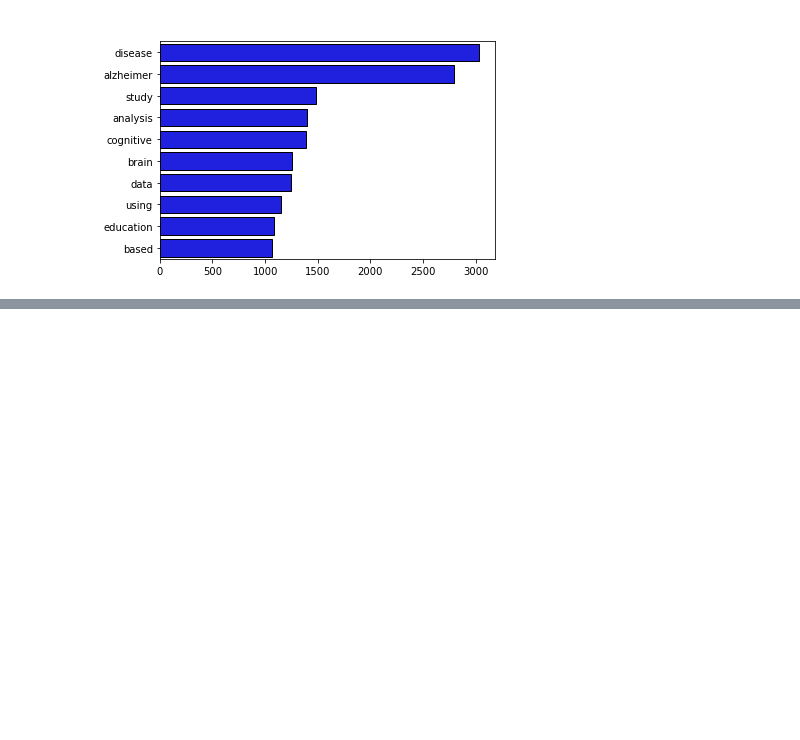
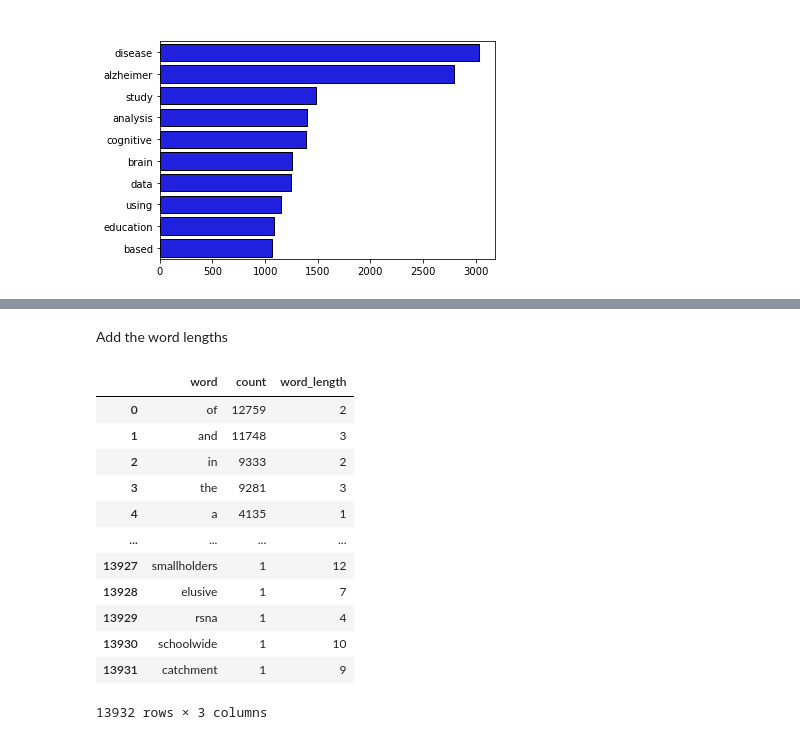
Before and after one commit to ghPRao/NLP_article_reference, a Jupyter notebook: notebooks/eda.ipynb, the cells around one changed output, grey strips where cells are left out. Saved outputs shown, nothing was run; the diff lists cells and outputs as text; code cells hidden in the pictures; blank space fills up the shorter version.

```diff
--- a/notebooks/eda.ipynb
+++ b/notebooks/eda.ipynb
@@ -187,0 +190,6 @@ NameError: name 'show_wordcloud' is not defined
+# %%
+title_words = pub_title_clean.str.split(expand=True).stack().value_counts()
+title_words.sort_values(ascending=False,inplace=True)
+title_words = pd.DataFrame(title_words).reset_index()
+title_words.columns=['word','count']
+title_words
@@ -187,0 +210,19 @@ NameError: name 'show_wordcloud' is not defined
+# %% [markdown]
+Add the word lengths
+# %%
+title_words['word_length']=title_words.word.str.len()
+title_words
+# %% [output]
+|  | word | count | word_length |
+| 0 | of | 12759 | 2 |
+| 1 | and | 11748 | 3 |
+| 2 | in | 9333 | 2 |
+| 3 | the | 9281 | 3 |
+| 4 | a | 4135 | 1 |
+| ... | ... | ... | ... |
+| 13927 | smallholders | 1 | 12 |
+| 13928 | elusive | 1 | 7 |
+| 13929 | rsna | 1 | 4 |
+| 13930 | schoolwide | 1 | 10 |
+| 13931 | catchment | 1 | 9 |
+13932 rows × 3 columns
```
Also changed, not shown: parts of 33 cells of this notebook.
